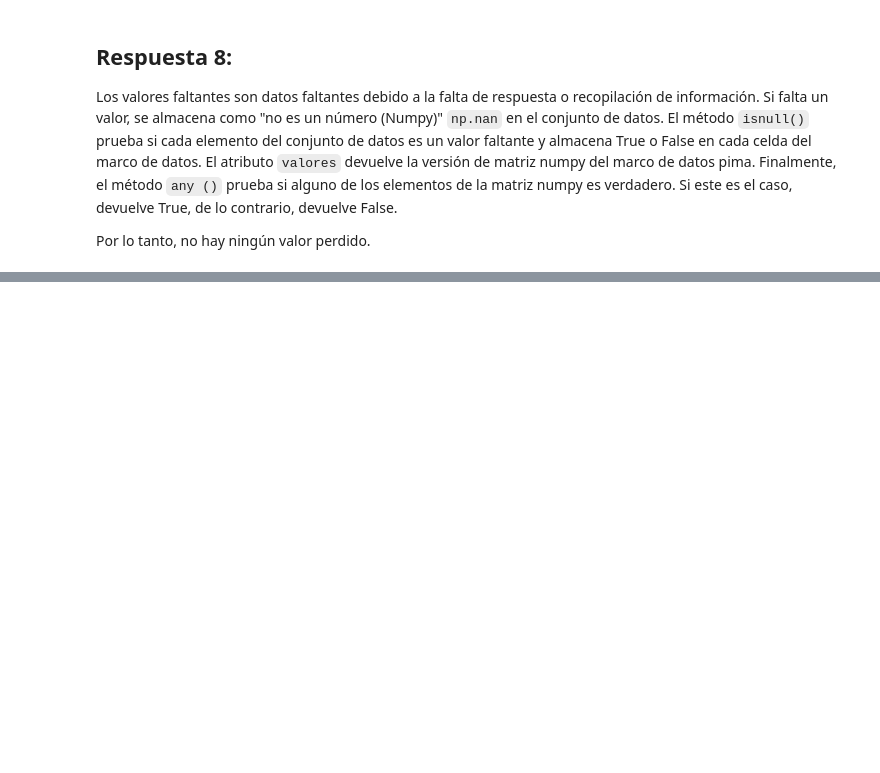
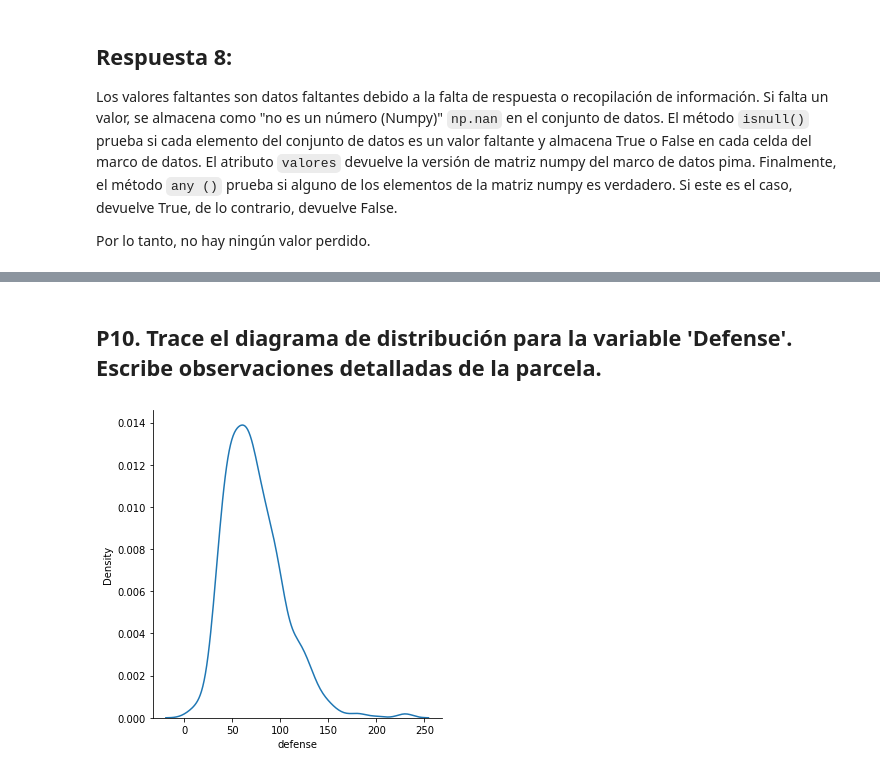
Before and after one commit to Calm-leon/proyecto-an-lisis-de-datos, a Jupyter notebook: Análisis_de_datos.ipynb, the cells around one changed output, grey strips where cells are left out. Cells and saved outputs as stored; diff of their text form; code cells hidden in the pictures; blank space fills up the shorter version.

```diff
--- a/Análisis_de_datos.ipynb
+++ b/Análisis_de_datos.ipynb
@@ -239,0 +242,8 @@ Por ejemplo, expliquemos la columna **Glucosa** en el resultado a continuación.
+# %% [markdown]
+## P10. Trace el diagrama de distribución para la variable 'Defense'. Escribe observaciones detalladas de la parcela.
+# %%
+#el método distplot de seaborn traza la distribución de densidad de la variable con la opción del método de densidad kernel.
+sns.displot(pokedex['defense'], kind='kde')
+plt.show()
+# %% [output]
+[figure, added]
```
Also changed, not shown: parts of 46 cells of this notebook.
